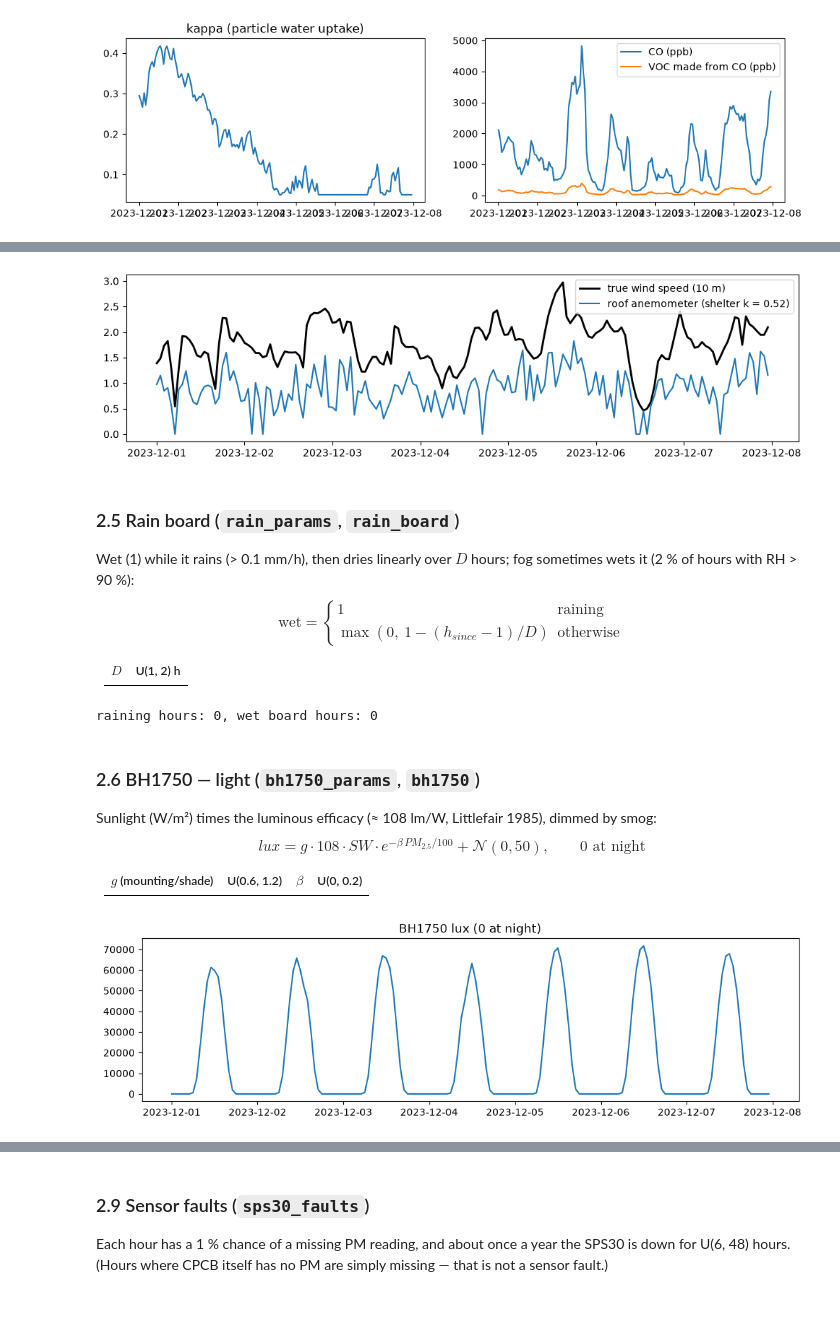
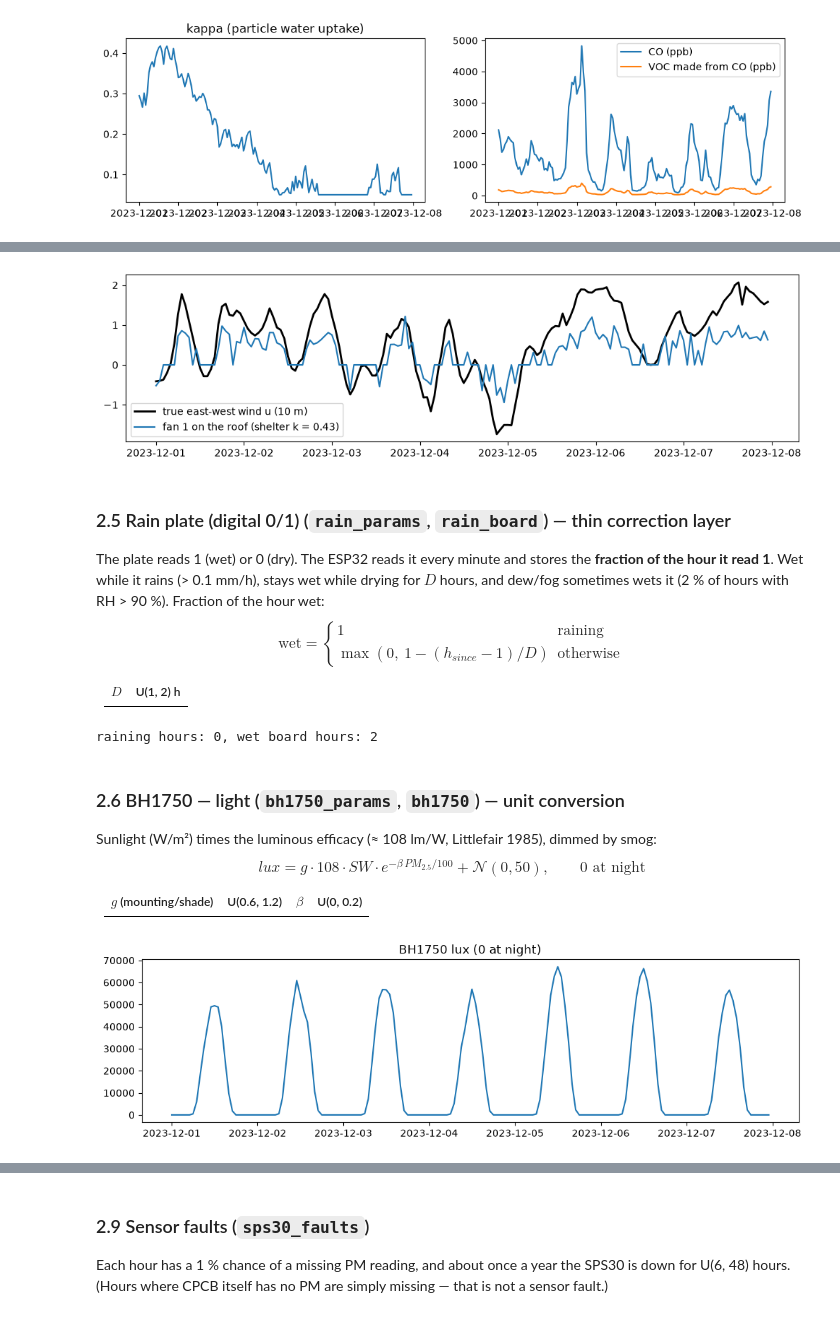
Before and after one commit to samiul1221/Hybrid-Aqi-Trend-Forecasting, a Jupyter notebook: notebooks/02_simulator.ipynb, the cells around one changed output, grey strips where cells are left out. Saved outputs shown, nothing was run; the diff lists cells and outputs as text; code cells hidden in the pictures.

```diff
--- a/notebooks/02_simulator.ipynb
+++ b/notebooks/02_simulator.ipynb
@@ -108,12 +123,15 @@ Three effects, calibrated so that the SPS30-vs-reference slope matches an IIT-De
 # %%
-# demo: true PM2.5 vs what one SPS30 reports
-p = sim.sps30_params(rng)
-rh_inside = np.clip(sim.rh_from_dewpoint(w.td, w.t + p["dt_inside"]), 0, 100).to_numpy()
-pm1, pm25, pm10 = sim.sps30(w.pm25.to_numpy(), w.pm10.to_numpy(), rh_inside, w.kappa.to_numpy(), p, rng)
+# demo: true PM2.5 vs what one SPS30 and one PMS7003 report
 plt.figure(figsize=(12, 3))
 plt.plot(w_time, w.pm25, "k", lw=2, label="true PM2.5")
-plt.plot(w_time, pm25, label="SPS30 PM2.5 (raw)")
+for sensor in ("SPS30", "PMS7003"):
+    sim.PM_SENSOR = sensor
+    p = sim.pm_sensor_params(rng)
+    rh_inside = np.clip(sim.rh_from_dewpoint(w.td, w.t + p["dt_inside"]), 0, 100).to_numpy()
+    pm1, pm25, pm10 = sim.pm_sensor(w.pm25.to_numpy(), w.pm10.to_numpy(), rh_inside, w.kappa.to_numpy(), p, rng)
+    plt.plot(w_time, pm25, label=f"{sensor} raw PM2.5 (scale s = {p['scale']:.2f})")
+sim.PM_SENSOR = "SPS30"            # back to the planned sensor
 plt.legend()
-plt.title(f"SPS30: scale s = {p['scale']:.2f}, reads high and higher when humid")
+plt.title("both read high, and higher when the air is humid")
 plt.show()
 # %% [output]
@@ -165,18 +186,19 @@ $$ws = k\,ws_{true} + \mathcal{N}(0, 0.3)\ \ (0 \text{ if } < 0.3),\qquad wd = w
 # %%
-# demo: sheltered wind speed
+# demo: the east-west fan vs the true east-west wind
 p = sim.wind_params(rng)
-ws, wd = sim.anemometer(w.ws.to_numpy(), w.wd.to_numpy(), p, rng)
+u_fan, v_fan = sim.wind_fans(w.wind_u.to_numpy(), w.wind_v.to_numpy(), p, rng)
 plt.figure(figsize=(12, 3))
-plt.plot(w_time, w.ws, "k", lw=2, label="true wind speed (10 m)")
-plt.plot(w_time, ws, label=f"roof anemometer (shelter k = {p['shelter']:.2f})")
+plt.plot(w_time, w.wind_u, "k", lw=2, label="true east-west wind u (10 m)")
+plt.plot(w_time, u_fan, label=f"fan 1 on the roof (shelter k = {p['shelter']:.2f})")
 plt.legend()
 plt.show()
 # %% [output]
-[figure, old version]
+[figure, new version]
 # %% [markdown]
-### 2.5 Rain board  (`rain_params`, `rain_board`)
-Wet (1) while it rains (> 0.1 mm/h), then dries linearly over $D$ hours; fog sometimes wets it
-(2 % of hours with RH > 90 %):
+### 2.5 Rain plate (digital 0/1)  (`rain_params`, `rain_board`) — thin correction layer
+The plate reads 1 (wet) or 0 (dry). The ESP32 reads it every minute and stores the **fraction of the hour it read 1**.
+Wet while it rains (> 0.1 mm/h), stays wet while drying for $D$ hours, and dew/fog sometimes wets it
+(2 % of hours with RH > 90 %). Fraction of the hour wet:
 $$\text{wet} = \begin{cases}1 & \text{raining}\\ \max(0,\ 1 - (h_{since}-1)/D) & \text{otherwise}\end{cases}$$
 
 | $D$ | U(1, 2) h |
@@ -187,9 +209,9 @@ p = sim.rain_params(rng)
 wet = sim.rain_board(w.precip.to_numpy(), w.rh.to_numpy(), p, rng)
 print(f"raining hours: {(w.precip > 0.1).sum()}, wet board hours: {(wet > 0).sum()}")
 # %% [output]
-raining hours: 0, wet board hours: 0
+raining hours: 0, wet board hours: 2
 # %% [markdown]
-### 2.6 BH1750 — light  (`bh1750_params`, `bh1750`)
+### 2.6 BH1750 — light  (`bh1750_params`, `bh1750`) — unit conversion
 Sunlight (W/m²) times the luminous efficacy (≈ 108 lm/W, Littlefair 1985), dimmed by smog:
 $$lux = g \cdot 108 \cdot SW \cdot e^{-\beta\,PM_{2.5}/100} + \mathcal{N}(0, 50),\qquad 0 \text{ at night}$$
 
@@ -204,5 +226,5 @@ plt.plot(w_time, lux)
 plt.title("BH1750 lux (0 at night)")
 plt.show()
 # %% [output]
-[figure, old version]
+[figure, new version]
 # %% [markdown]
```
Also changed, not shown: parts of 25 cells of this notebook, 5 other files.
